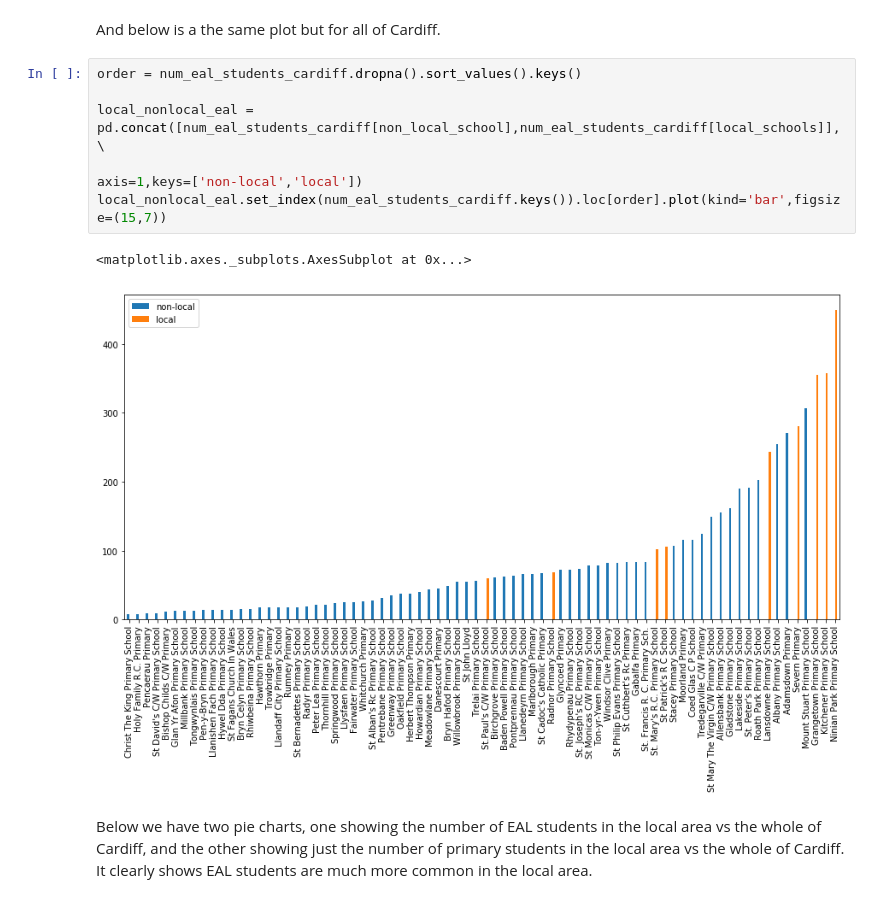
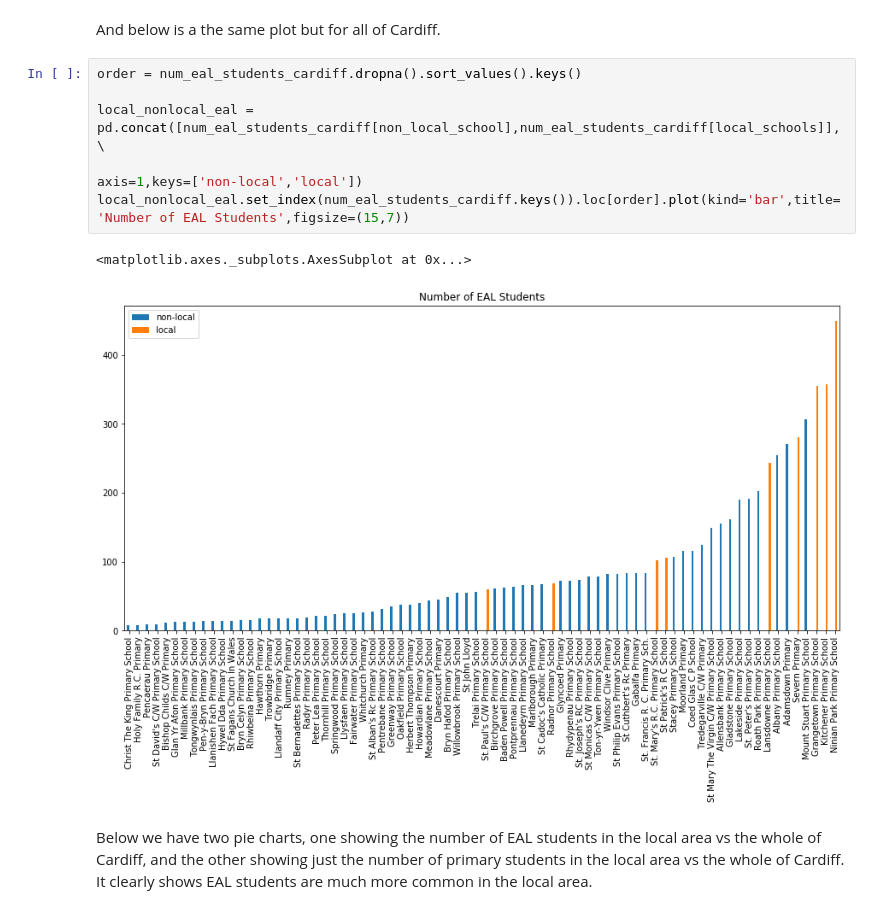
Before and after one commit to idorrington92/SRCDC_cardiff_data_analysis, a Jupyter notebook: codes/schools/my_local_school_webscraping.ipynb, the cells around one changed output. Saved outputs shown, nothing was run; the diff lists cells and outputs as text.

```diff
--- a/codes/schools/my_local_school_webscraping.ipynb
+++ b/codes/schools/my_local_school_webscraping.ipynb
@@ -374,12 +379,12 @@ And below is a the same plot but for all of Cardiff.
 # %%
 order = num_eal_students_cardiff.dropna().sort_values().keys()
 
 local_nonlocal_eal = pd.concat([num_eal_students_cardiff[non_local_school],num_eal_students_cardiff[local_schools]],\
                                                                                     axis=1,keys=['non-local','local'])
-local_nonlocal_eal.set_index(num_eal_students_cardiff.keys()).loc[order].plot(kind='bar',figsize=(15,7))
+local_nonlocal_eal.set_index(num_eal_students_cardiff.keys()).loc[order].plot(kind='bar',title='Number of EAL Students',figsize=(15,7))
 # %% [output]
 <matplotlib.axes._subplots.AxesSubplot at 0x...>
-[figure, old version]
+[figure, new version]
 # %% [markdown]
 Below we have two pie charts, one showing the number of EAL students in the local area vs the whole of Cardiff, and the other showing just the number of primary students in the local area vs the whole of Cardiff. It clearly shows EAL students are much more common in the local area.
 # %%
```
Also changed, not shown: parts of 5 cells of this notebook, 3 other files.
